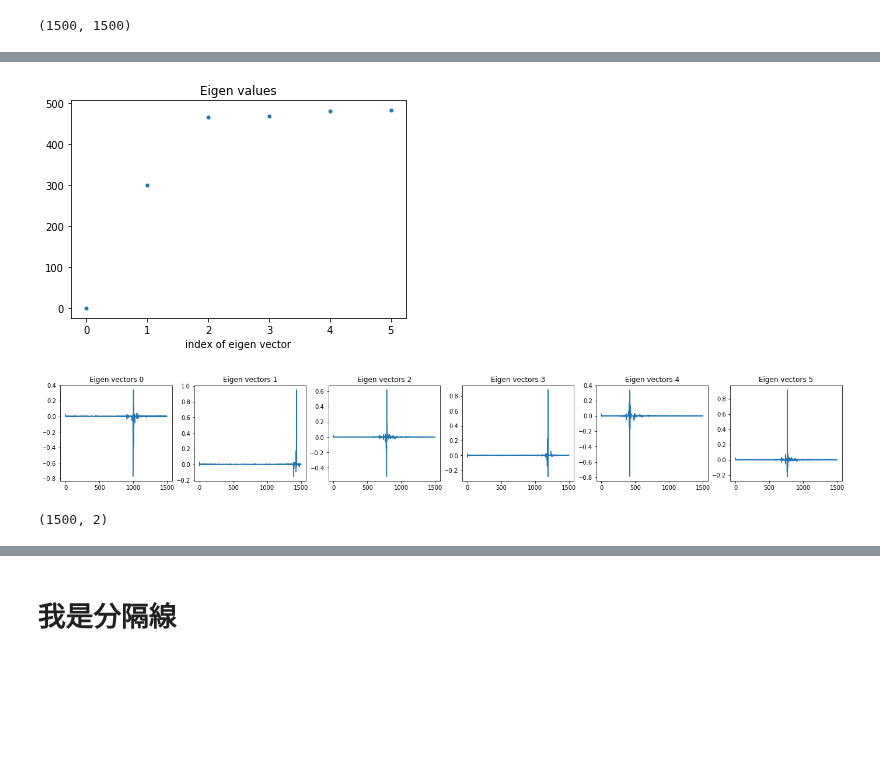
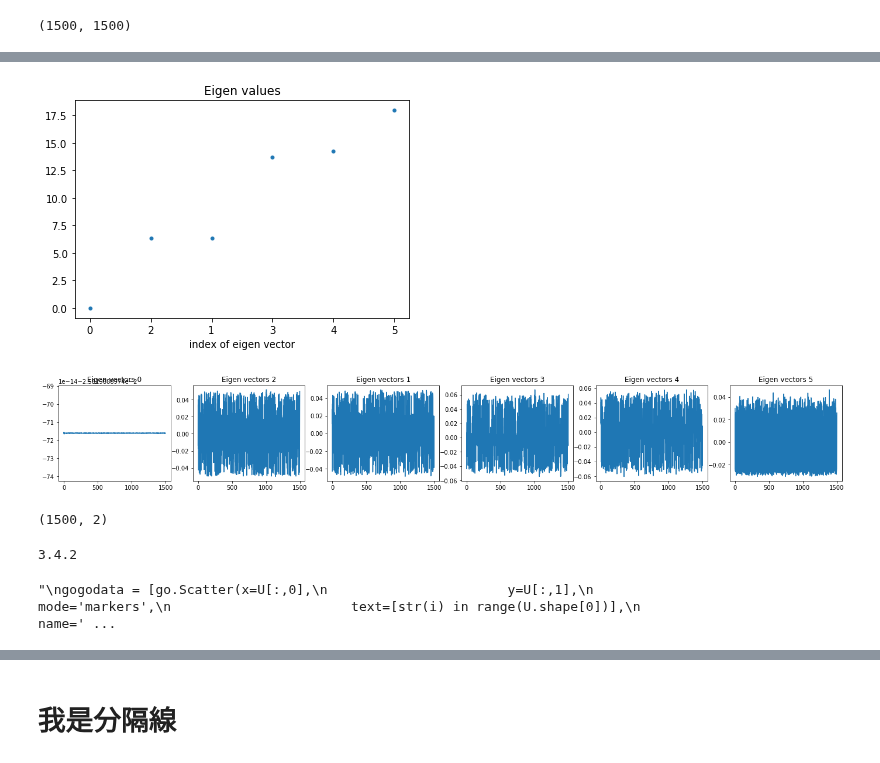
Before and after one commit to csielee/2018ML, a Jupyter notebook: HW6/HW6.ipynb, the cells around one changed output, grey strips where cells are left out. Drawn from its saved outputs; the diff is of its cells as text; code cells hidden in the pictures; blank space fills up the shorter version.

Commit message:
Correct the implementation of spectral clustering
when get eigen vectors from L, use eigen vectors to represent origin
data
use k-means on them and then get cluster

```diff
--- a/HW6/HW6.ipynb
+++ b/HW6/HW6.ipynb
@@ -252,8 +261,8 @@ $$ L $$
 $$ D^{-\frac{1}{2}} L D^{-\frac{1}{2}} = I - D^{-\frac{1}{2}} W D^{-\frac{1}{2}} $$
 # %%
 # initial setting
-data_source = np.array(moon)
-kernel = RBFkernel(1/2)
+data_source = np.array(circle)
+kernel = RBFkernel(10)
 k = 2
 similarity_matrix = kernel(data_source, data_source)
 showGram(similarity_matrix)
@@ -278,23 +287,23 @@ Wall time: 7.83 s
 # %%
 sorted_idx = np.argsort(eigen_values)
 
 show_number = 6
 
 plt.plot(eigen_values[sorted_idx[:show_number]],'.')
 plt.xticks(range(show_number), sorted_idx[:show_number])
 plt.title('Eigen values')
 plt.xlabel('index of eigen vector')
 plt.show()
 
 plt.figure(figsize=(4*show_number,3))
 
 for i in range(show_number):
     plt.subplot(1, show_number, i+1)
-    plt.plot(eigen_vectors[sorted_idx[i]])
+    plt.plot(eigen_vectors[:,sorted_idx[i]])
     plt.title('Eigen vectors '+str(sorted_idx[i]))
 
 plt.show()
 # %% [output]
-[figure, old version]
+[figure, new version]
-[figure, old version]
+[figure, new version]
 # %%
@@ -305,4 +317,27 @@ U = np.concatenate([eigen_vectors[sorted_idx[i]][:,None] for i in range(k)], axi
 U.shape
 # %% [output]
 (1500, 2)
+# %%
+import plotly
+print(plotly.__version__)
+
+import plotly.graph_objs as go
+from plotly.offline import download_plotlyjs, init_notebook_mode, iplot
+from plotly import figure_factory as ff
+import plotly.plotly as py
+init_notebook_mode(connected=True)
+# %% [output]
+3.4.2
+# %%
+'''
+gogodata = [go.Scatter(x=U[:,0],
+                       y=U[:,1],
+                       mode='markers',
+                       text=[str(i) in range(U.shape[0])],
+                       name='represent data')
+            ]
+'''
+#iplot(go.Figure(data=gogodata,layout=go.Layout(title='spectral clustering')))
+# %% [output]
+"\ngogodata = [go.Scatter(x=U[:,0],\n                       y=U[:,1],\n                       mode='markers',\n                       text=[str(i) in range(U.shape[0])],\n                       name=' ...
 # %%
```
Also changed, not shown: parts of 9 cells of this notebook.
